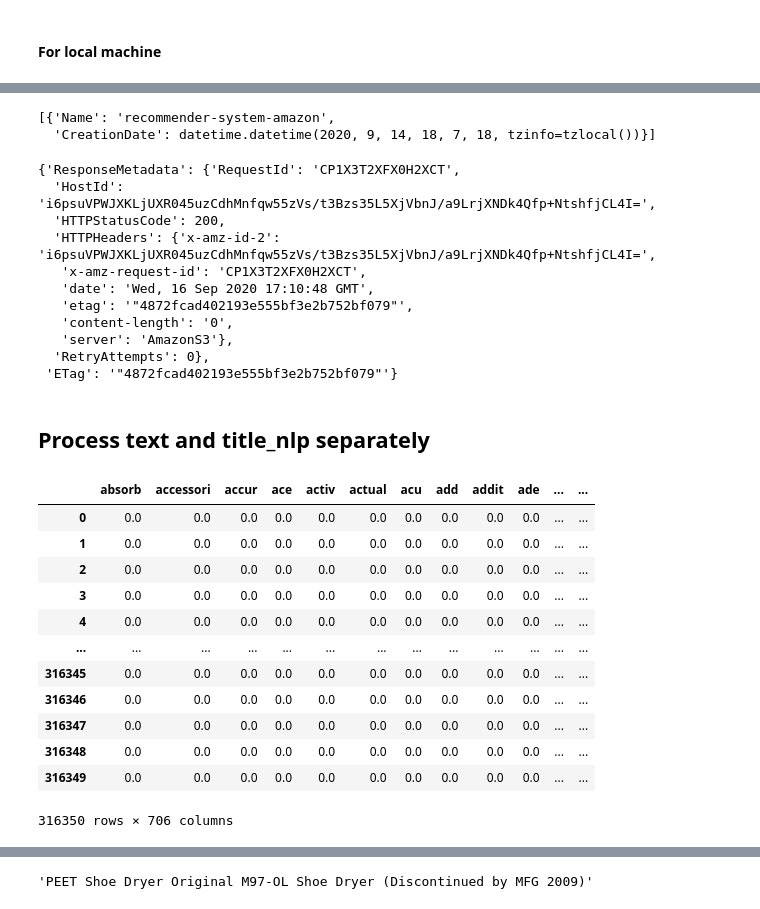
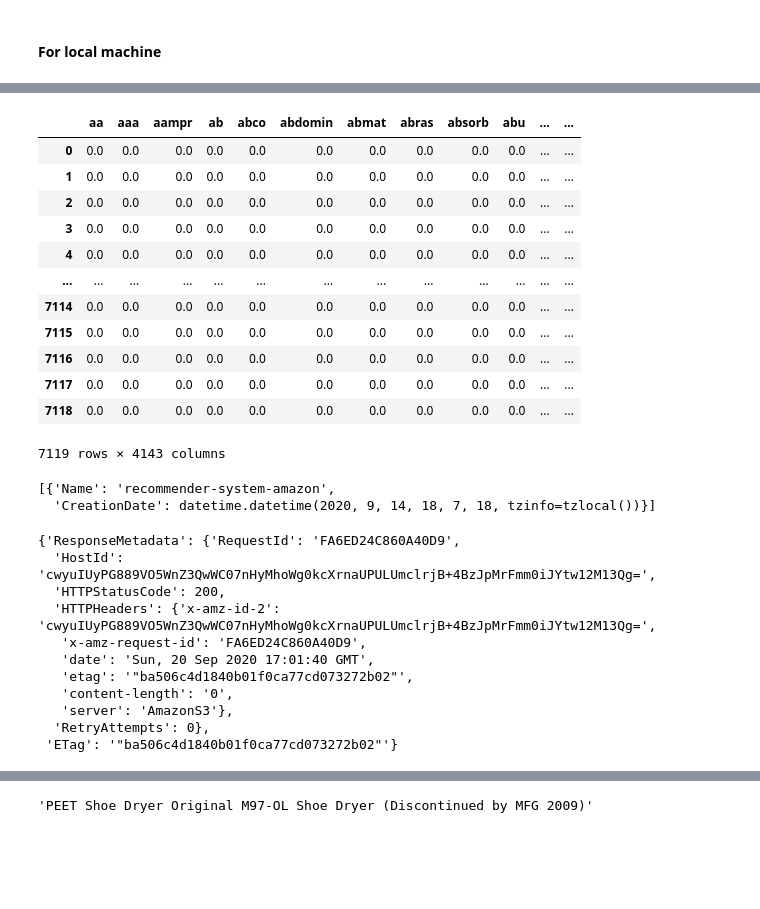
Before and after one commit to alirezasdg1/Amazon-recommender-system, a Jupyter notebook: notebooks/Content_based_recommender.ipynb, the cells around one changed output, grey strips where cells are left out. Cells and saved outputs as stored; diff of their text form; code cells hidden in the pictures; blank space fills up the shorter version.

```diff
--- a/notebooks/Content_based_recommender.ipynb
+++ b/notebooks/Content_based_recommender.ipynb
@@ -69,3 +80,21 @@ df_items
+# %%
+vectorizer_title, df_title_tfidf = nlp_process(df_items_text['title_nlp'],max_features = None)
+# %%
+df_title_tfidf
+# %% [output]
+|  | aa | aaa | aampr | ab | abco | abdomin | abmat | abras | absorb | abu | ... | ... |
+| 0 | 0.0 | 0.0 | 0.0 | 0.0 | 0.0 | 0.0 | 0.0 | 0.0 | 0.0 | 0.0 | ... | ... |
+| 1 | 0.0 | 0.0 | 0.0 | 0.0 | 0.0 | 0.0 | 0.0 | 0.0 | 0.0 | 0.0 | ... | ... |
+| 2 | 0.0 | 0.0 | 0.0 | 0.0 | 0.0 | 0.0 | 0.0 | 0.0 | 0.0 | 0.0 | ... | ... |
+| 3 | 0.0 | 0.0 | 0.0 | 0.0 | 0.0 | 0.0 | 0.0 | 0.0 | 0.0 | 0.0 | ... | ... |
+| 4 | 0.0 | 0.0 | 0.0 | 0.0 | 0.0 | 0.0 | 0.0 | 0.0 | 0.0 | 0.0 | ... | ... |
+| ... | ... | ... | ... | ... | ... | ... | ... | ... | ... | ... | ... | ... |
+| 7114 | 0.0 | 0.0 | 0.0 | 0.0 | 0.0 | 0.0 | 0.0 | 0.0 | 0.0 | 0.0 | ... | ... |
+| 7115 | 0.0 | 0.0 | 0.0 | 0.0 | 0.0 | 0.0 | 0.0 | 0.0 | 0.0 | 0.0 | ... | ... |
+| 7116 | 0.0 | 0.0 | 0.0 | 0.0 | 0.0 | 0.0 | 0.0 | 0.0 | 0.0 | 0.0 | ... | ... |
+| 7117 | 0.0 | 0.0 | 0.0 | 0.0 | 0.0 | 0.0 | 0.0 | 0.0 | 0.0 | 0.0 | ... | ... |
+| 7118 | 0.0 | 0.0 | 0.0 | 0.0 | 0.0 | 0.0 | 0.0 | 0.0 | 0.0 | 0.0 | ... | ... |
+7119 rows × 4143 columns
 # %%
 s3.list_buckets()['Buckets']
 # %% [output]
@@ -74,20 +103,18 @@ s3.list_buckets()['Buckets']
 # %%
 bucket = 'recommender-system-amazon'
 csv_buffer = StringIO()
-df_items.to_csv(csv_buffer)
 s3_resource = boto3.resource('s3')
-s3_resource.Object(bucket, 'df_items.csv').put(Body=csv_buffer.getvalue())
+df_items_tfidf.to_csv(csv_buffer)
+s3_resource.Object(bucket, 'df_items_tfidf.csv').put(Body=csv_buffer.getvalue())
 # %% [output]
-{'ResponseMetadata': {'RequestId': 'CP1X3T2XFX0H2XCT',
-  'HostId': 'i6psuVPWJXKLjUXR045uzCdhMnfqw55zVs/t3Bzs35L5XjVbnJ/a9LrjXNDk4Qfp+NtshfjCL4I=',
+{'ResponseMetadata': {'RequestId': 'FA6ED24C860A40D9',
+  'HostId': 'cwyuIUyPG889VO5WnZ3QwWC07nHyMhoWg0kcXrnaUPULUmclrjB+4BzJpMrFmm0iJYtw12M13Qg=',
   'HTTPStatusCode': 200,
-  'HTTPHeaders': {'x-amz-id-2': 'i6psuVPWJXKLjUXR045uzCdhMnfqw55zVs/t3Bzs35L5XjVbnJ/a9LrjXNDk4Qfp+NtshfjCL4I=',
-   'x-amz-request-id': 'CP1X3T2XFX0H2XCT',
-   'date': 'Wed, 16 Sep 2020 17:10:48 GMT',
-   'etag': '"4872fcad402193e555bf3e2b752bf079"',
+  'HTTPHeaders': {'x-amz-id-2': 'cwyuIUyPG889VO5WnZ3QwWC07nHyMhoWg0kcXrnaUPULUmclrjB+4BzJpMrFmm0iJYtw12M13Qg=',
+   'x-amz-request-id': 'FA6ED24C860A40D9',
+   'date': 'Sun, 20 Sep 2020 17:01:40 GMT',
+   'etag': '"ba506c4d1840b01f0ca77cd073272b02"',
    'content-length': '0',
    'server': 'AmazonS3'},
   'RetryAttempts': 0},
- 'ETag': '"4872fcad402193e555bf3e2b752bf079"'}
+ 'ETag': '"ba506c4d1840b01f0ca77cd073272b02"'}
-# %% [markdown]
-## Process text and title_nlp separately
@@ -96,16 +120,0 @@ vectorizer_item_text, df_item_text = nlp_process(df_items['item_text'],max_featu
-# %%
-df_item_text
-# %% [output]
-|  | absorb | accessori | accur | ace | activ | actual | acu | add | addit | ade | ... | ... |
-| 0 | 0.0 | 0.0 | 0.0 | 0.0 | 0.0 | 0.0 | 0.0 | 0.0 | 0.0 | 0.0 | ... | ... |
-| 1 | 0.0 | 0.0 | 0.0 | 0.0 | 0.0 | 0.0 | 0.0 | 0.0 | 0.0 | 0.0 | ... | ... |
-| 2 | 0.0 | 0.0 | 0.0 | 0.0 | 0.0 | 0.0 | 0.0 | 0.0 | 0.0 | 0.0 | ... | ... |
-| 3 | 0.0 | 0.0 | 0.0 | 0.0 | 0.0 | 0.0 | 0.0 | 0.0 | 0.0 | 0.0 | ... | ... |
-| 4 | 0.0 | 0.0 | 0.0 | 0.0 | 0.0 | 0.0 | 0.0 | 0.0 | 0.0 | 0.0 | ... | ... |
-| ... | ... | ... | ... | ... | ... | ... | ... | ... | ... | ... | ... | ... |
-| 316345 | 0.0 | 0.0 | 0.0 | 0.0 | 0.0 | 0.0 | 0.0 | 0.0 | 0.0 | 0.0 | ... | ... |
-| 316346 | 0.0 | 0.0 | 0.0 | 0.0 | 0.0 | 0.0 | 0.0 | 0.0 | 0.0 | 0.0 | ... | ... |
-| 316347 | 0.0 | 0.0 | 0.0 | 0.0 | 0.0 | 0.0 | 0.0 | 0.0 | 0.0 | 0.0 | ... | ... |
-| 316348 | 0.0 | 0.0 | 0.0 | 0.0 | 0.0 | 0.0 | 0.0 | 0.0 | 0.0 | 0.0 | ... | ... |
-| 316349 | 0.0 | 0.0 | 0.0 | 0.0 | 0.0 | 0.0 | 0.0 | 0.0 | 0.0 | 0.0 | ... | ... |
-316350 rows × 706 columns
```
Also changed, not shown: parts of 37 cells of this notebook, 1 other file.
